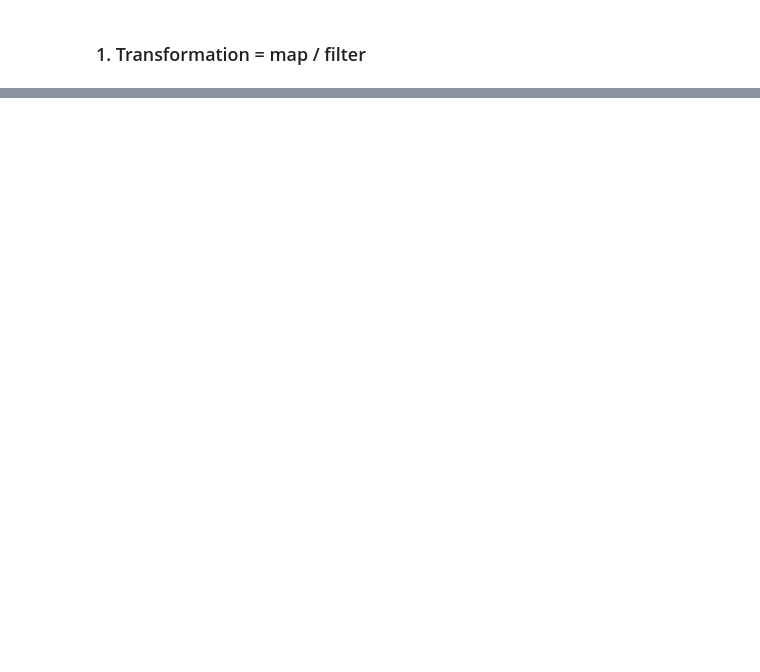
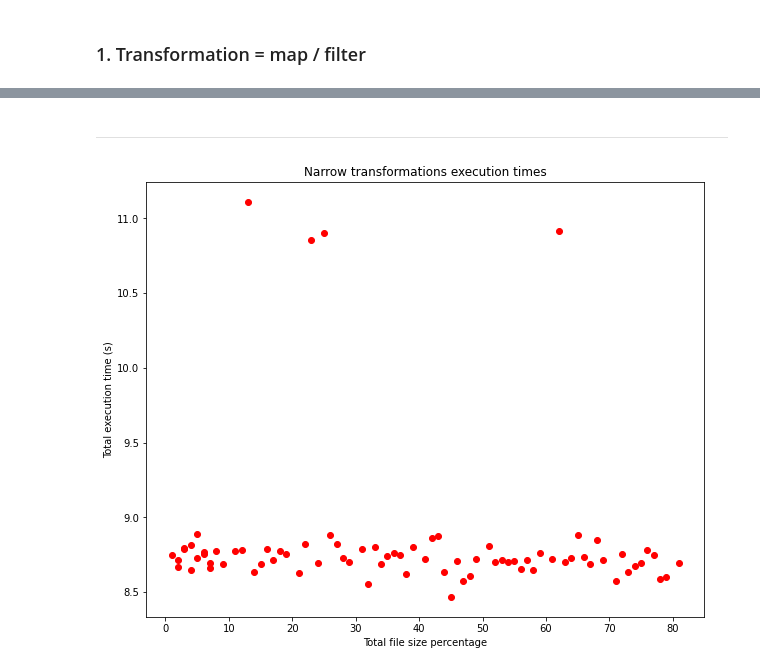
Before and after one commit to sargar19/trabajo-fin-de-grado, a Jupyter notebook: macros/Plot test.ipynb, the cells around one changed output, grey strips where cells are left out. Saved outputs shown, nothing was run; the diff lists cells and outputs as text; code cells hidden in the pictures; blank space fills up the shorter version.

```diff
--- a/macros/Plot test.ipynb
+++ b/macros/Plot test.ipynb
@@ -76,3 +91,29 @@ plt.show()
+# %% [markdown]
+----
+# %%
+# importing the required module
+import matplotlib.pyplot as plt
+
+# x axis values
+x = union_execution_times['Size percentage']
+# corresponding y axis values
+y = union_execution_times['Total app execution time (s)']
+
+# plotting the points
+plt.figure(figsize=(10,8))
+plt.scatter(x, y, marker = 'o', color = 'red')
+# naming the x axis
+plt.xlabel('Total file size percentage')
+# naming the y axis
+plt.ylabel('Total execution time (s)')
+
+# giving a title to my graph
+plt.title('Narrow transformations execution times')
+
+# function to show the plot
+plt.show()
+# %% [output]
+[figure, added]
 # %%
 df_test = df.drop(columns = [column for column in df.columns if column.startswith('SHUFFLER') or column.startswith('SHUFFLEW')])
 df_test = df_test.loc[df_test['Partition ID'] != '-']
```
Also changed, not shown: parts of 10 cells of this notebook, 3 other files.
